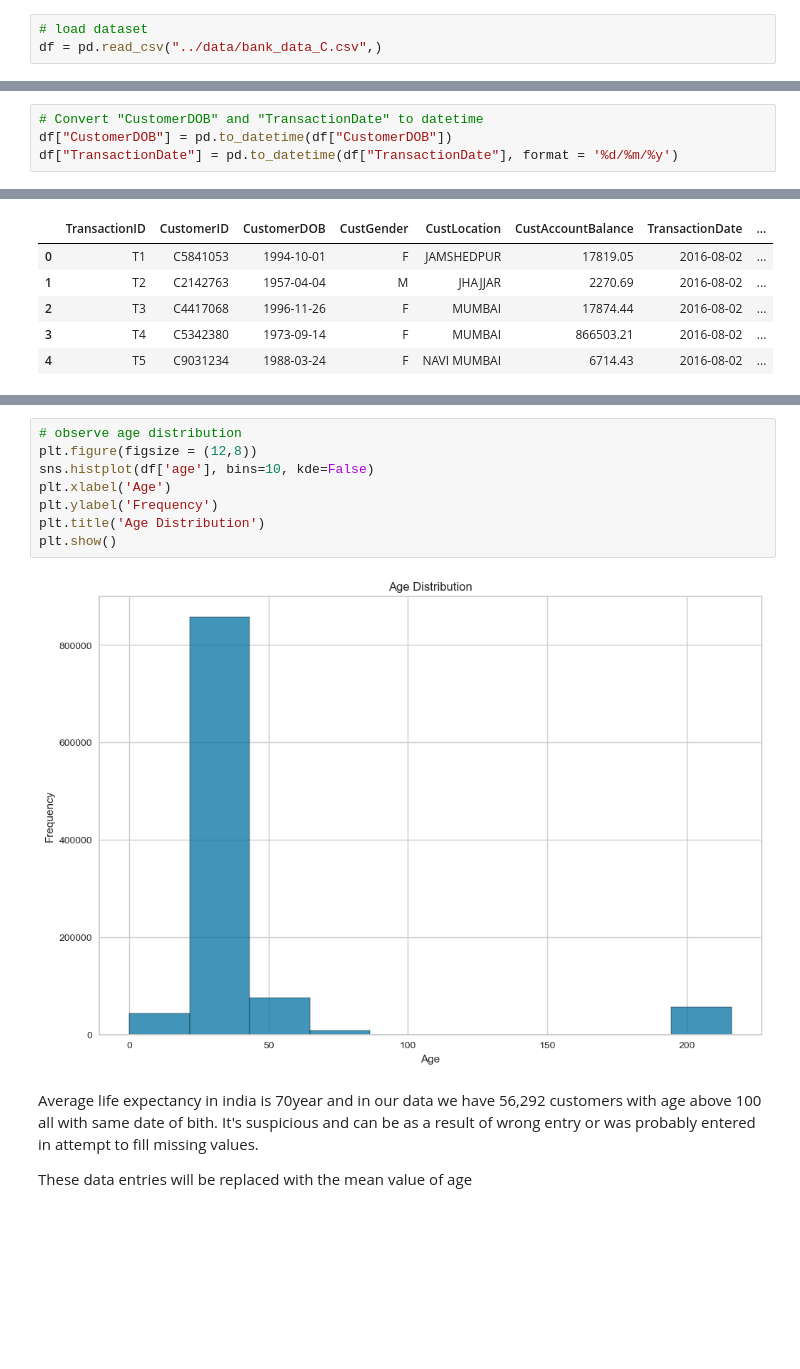
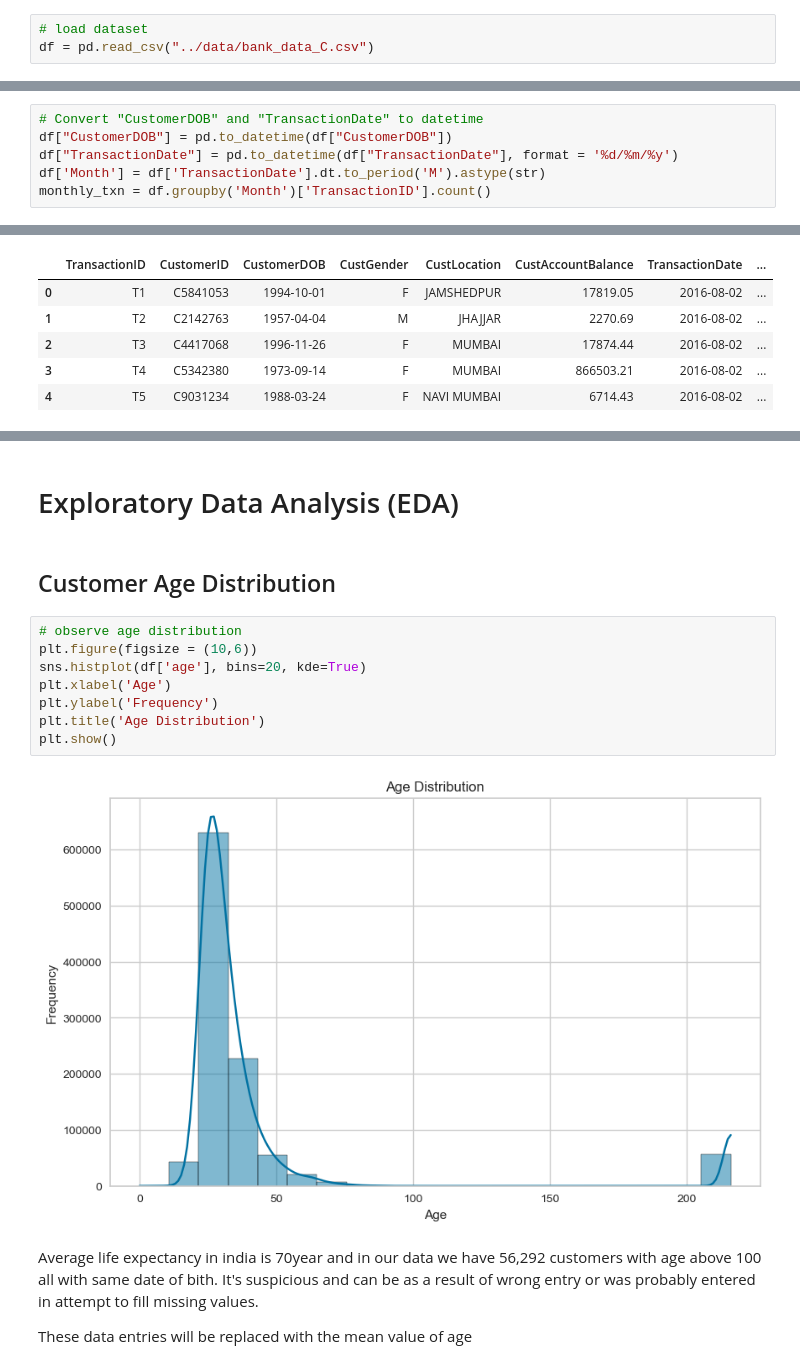
Before and after one commit to Emerald-GitHub/RFM-Based-Customer-Segmentation, a Jupyter notebook: Notebooks/RFM_Customer_Segmentation_solution.ipynb, the cells around one changed output, grey strips where cells are left out. Saved outputs shown, nothing was run; the diff lists cells and outputs as text; blank space fills up the shorter version.

```diff
--- a/Notebooks/RFM_Customer_Segmentation_solution.ipynb
+++ b/Notebooks/RFM_Customer_Segmentation_solution.ipynb
@@ -45,7 +49,7 @@ Requirement already satisfied: six>=1.5 in c:\users\hp\anaconda3\lib\site-packag
 # Load data
 # %%
 # load dataset
-df = pd.read_csv("../data/bank_data_C.csv",)
+df = pd.read_csv("../data/bank_data_C.csv")
 # %%
 df.head()
 # %% [output]
@@ -131,6 +135,8 @@ df.head()
 # Convert "CustomerDOB" and "TransactionDate" to datetime
 df["CustomerDOB"] = pd.to_datetime(df["CustomerDOB"])
 df["TransactionDate"] = pd.to_datetime(df["TransactionDate"], format = '%d/%m/%y')
+df['Month'] = df['TransactionDate'].dt.to_period('M').astype(str)
+monthly_txn = df.groupby('Month')['TransactionID'].count()
 # %%
 # check for null values
 df.isnull().sum()
@@ -221,13 +255,17 @@ df.head()
+# %% [markdown]
+# Exploratory Data Analysis (EDA)
+# %% [markdown]
+## Customer Age Distribution
 # %%
 # observe age distribution
-plt.figure(figsize = (12,8))
-sns.histplot(df['age'], bins=10, kde=False)
+plt.figure(figsize = (10,6))
+sns.histplot(df['age'], bins=20, kde=True)
 plt.xlabel('Age')
 plt.ylabel('Frequency')
 plt.title('Age Distribution')
 plt.show()
 # %% [output]
-[figure, old version]
+[figure, new version]
 # %% [markdown]
 Average life expectancy in india is 70year and in our data we have 56,292 customers with age above 100 all with same date of bith. It's suspicious and can be as a result of wrong entry or was probably entered in attempt to fill missing values.
 
```
Also changed, not shown: parts of 53 cells of this notebook, 1 other file.
